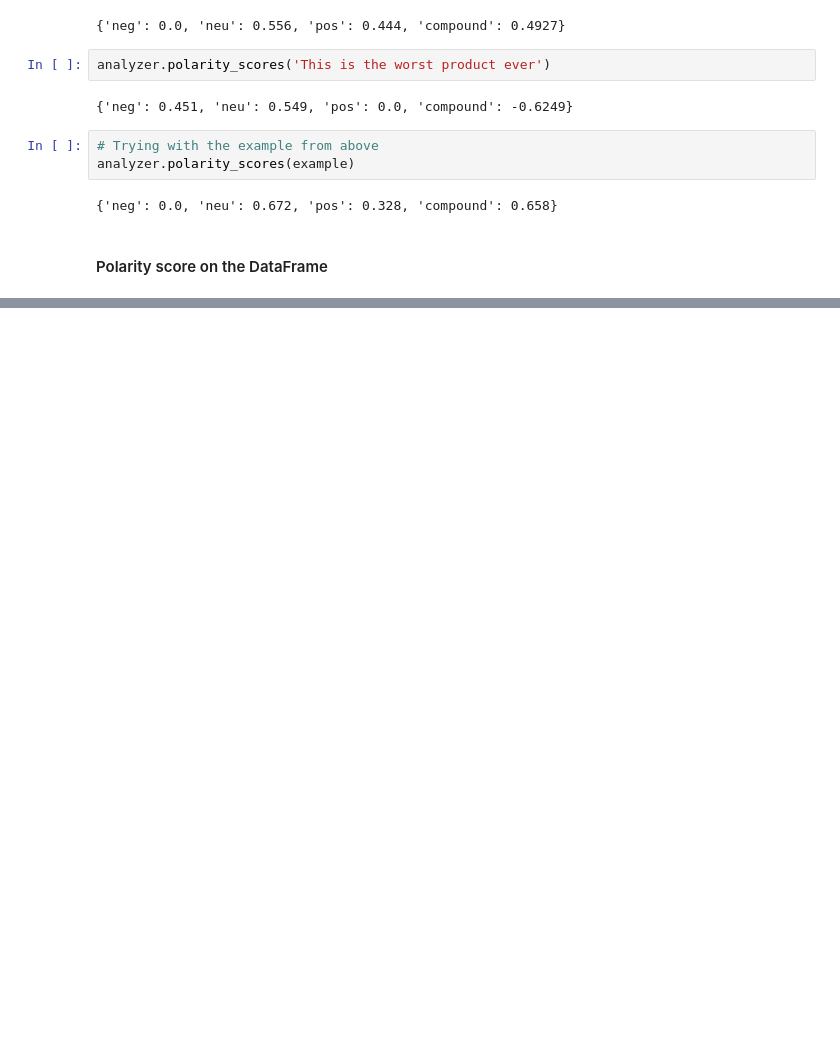
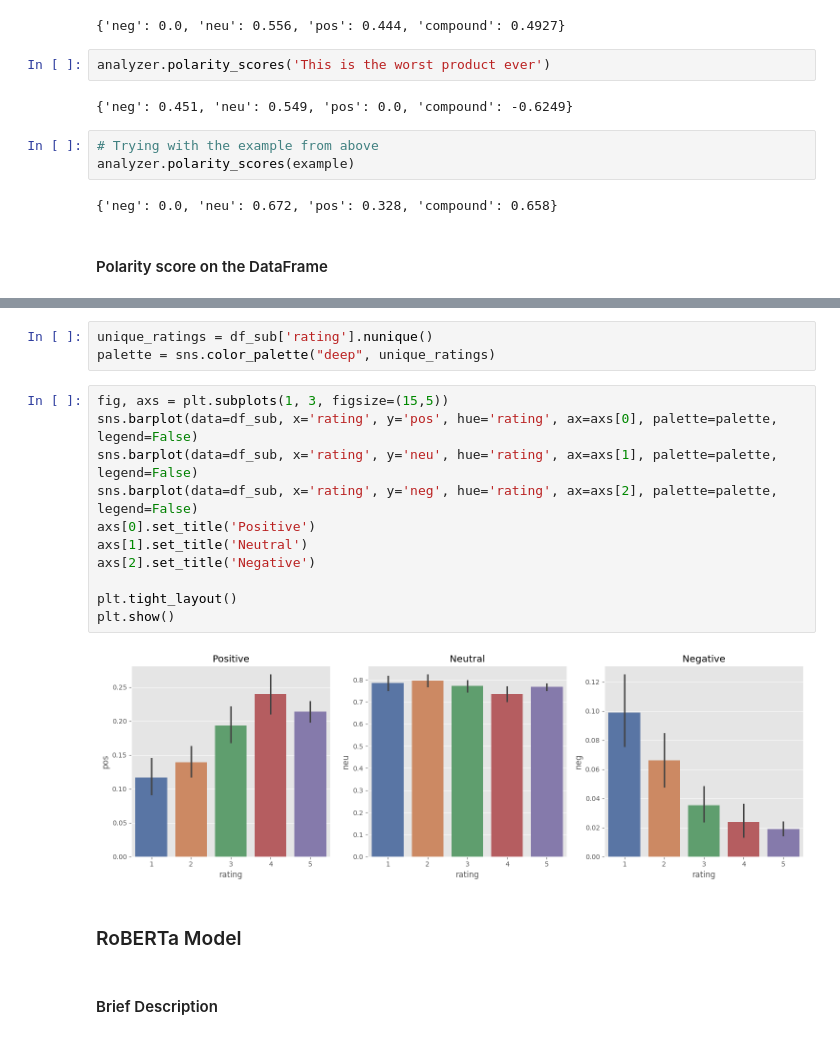
Before and after one commit to Skraiem07/capstone-project, a Jupyter notebook: sentiment-analysis/sentiment-analysis.ipynb, the cells around one changed output, grey strips where cells are left out. Drawn from its saved outputs; the diff is of its cells as text; blank space fills up the shorter version.

```diff
--- a/sentiment-analysis/sentiment-analysis.ipynb
+++ b/sentiment-analysis/sentiment-analysis.ipynb
@@ -389,0 +455,20 @@ ImportError: IProgress not found. Please update jupyter and ipywidgets. See http
+# %%
+unique_ratings = df_sub['rating'].nunique()
+palette = sns.color_palette("deep", unique_ratings)
+# %%
+fig, axs = plt.subplots(1, 3, figsize=(15,5))
+sns.barplot(data=df_sub, x='rating', y='pos', hue='rating', ax=axs[0], palette=palette, legend=False)
+sns.barplot(data=df_sub, x='rating', y='neu', hue='rating', ax=axs[1], palette=palette, legend=False)
+sns.barplot(data=df_sub, x='rating', y='neg', hue='rating', ax=axs[2], palette=palette, legend=False)
+axs[0].set_title('Positive')
+axs[1].set_title('Neutral')
+axs[2].set_title('Negative')
+
+plt.tight_layout()
+plt.show()
+# %% [output]
+[figure, added]
+# %% [markdown]
+### RoBERTa Model
+# %% [markdown]
+#### Brief Description
```
Also changed, not shown: parts of 41 cells of this notebook, 1 other file.
